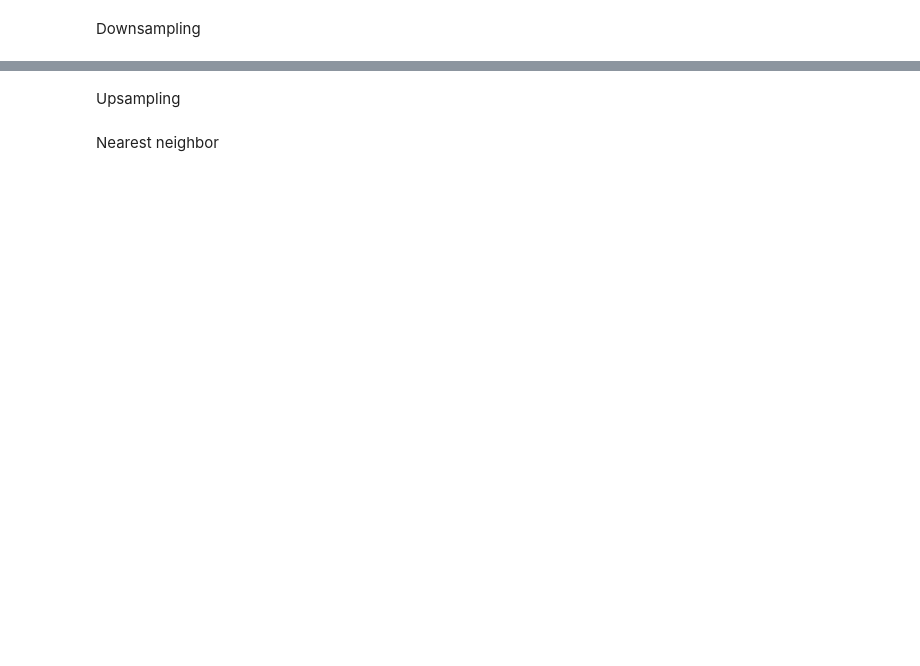
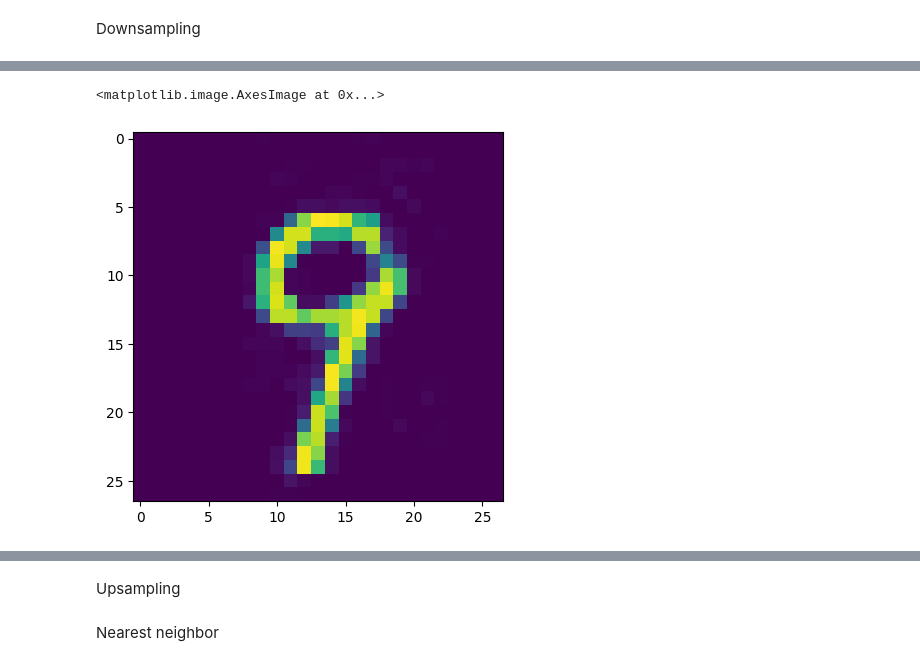
Before and after one commit to fujimotoAr/PACD-Assignments, a Jupyter notebook: PCD_Assignment01.ipynb, the cells around one changed output, grey strips where cells are left out. Drawn from its saved outputs; the diff is of its cells as text; code cells hidden in the pictures; blank space fills up the shorter version.

```diff
--- a/PCD_Assignment01.ipynb
+++ b/PCD_Assignment01.ipynb
@@ -96 +117,6 @@ array([[3, 4],
+# %%
+plt.imshow(median_downsampling(image))
+# %% [output]
+<matplotlib.image.AxesImage at 0x...>
+[figure, added]
 # %%
```
Also changed, not shown: parts of 28 cells of this notebook, 1 other file.
